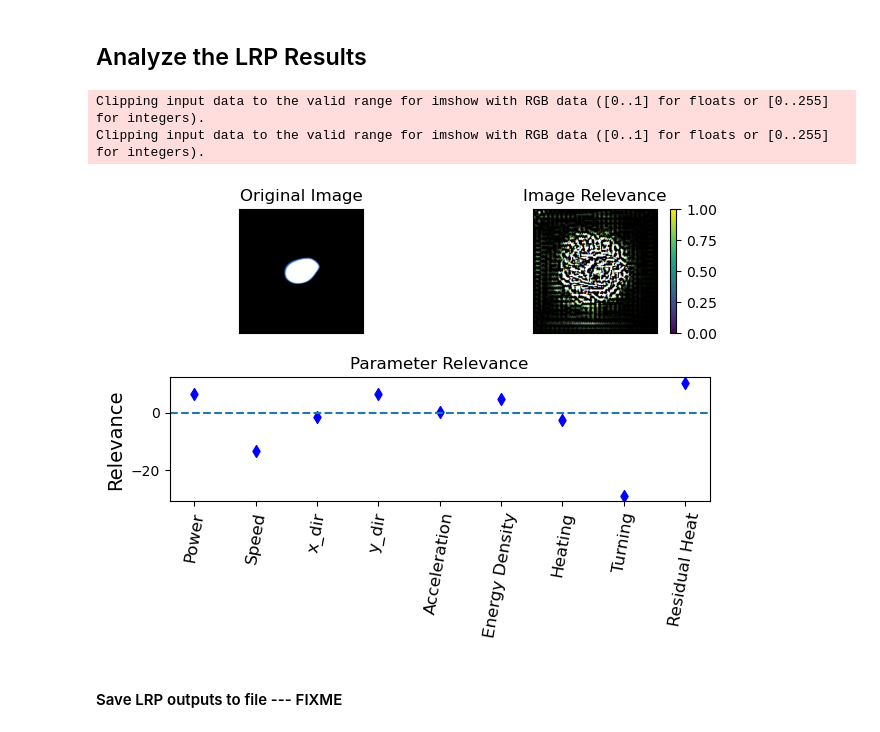
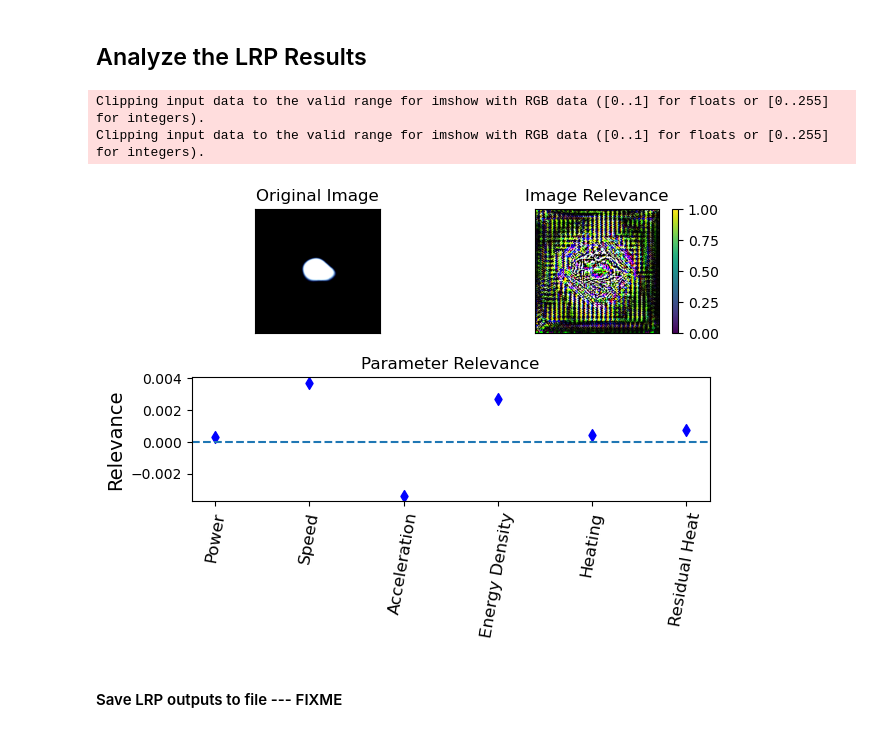
Before and after one commit to satomm1/LPBF_Cluster_And_XAI, a Jupyter notebook: src/LRP_RTC.ipynb, the cells around one changed output. Drawn from its saved outputs; the diff is of its cells as text; code cells hidden in the pictures.

```diff
--- a/src/LRP_RTC.ipynb
+++ b/src/LRP_RTC.ipynb
@@ -309,11 +309,11 @@ EPS = 0.01
 # DATA_DIR = '../../Melt Pool Camera Preprocessed PNG/'
 DATA_DIR = '../../RealTimeControl/Preprocessed Images/'
 
-MODEL_NAME = 'testV22' # Name to save trained model
+MODEL_NAME = 'testV22_1' # Name to save trained model
 # %%
 # neural_network_data/train_labels_pp.xlsx'
 meltpool_dataset_test = MeltpoolDataset(
-    'neural_network_data/test_labels_pp.csv',
+    'neural_network_data/test_labels_pp_limited_RTC6.csv',
     DATA_DIR,
     transform=transforms.Compose([
         transforms.Resize(256),
@@ -400,38 +432,37 @@ with torch.set_grad_enabled(False):
 fig, axs = plt.subplot_mosaic([['left', 'right'],['bottom', 'bottom']])
 axs['left'].imshow(img)
 # axs['left'].title.set_text("GT: " + str(label) + ", Pred: " + str(preds.item()))
 axs['left'].title.set_text("Original Image")
 axs['left'].set_xticks([])
 axs['left'].set_yticks([])
 axs['left'].set_xticklabels([])
 axs['left'].set_yticklabels([])
 
 heatmap = axs['right'].imshow(R_img)
 cbar = fig.colorbar(heatmap, ax=axs['right'])
 cbar.ax.yaxis.set_offset_position('left')
 cbar.update_ticks()
 axs['right'].title.set_text('Image Relevance')
 axs['right'].set_xticks([])
 axs['right'].set_yticks([])
 axs['right'].set_xticklabels([])
 axs['right'].set_yticklabels([])
 
-axs['bottom'].scatter(np.arange(9), R_pp.cpu().detach().numpy(), color="blue", marker="d")
+axs['bottom'].scatter(np.arange(NUM_PROCESS_PARAM), R_pp.cpu().detach().numpy(), color="blue", marker="d")
 axs['bottom'].set_ylabel("Relevance",fontsize=14)
 # axs['bottom'].set_ylabel("Relevance",color="blue",fontsize=14)
 axs['bottom'].axhline(0, linestyle='dashed')
 
 axs['bottom'].title.set_text('Parameter Relevance')
-pp_labels = ('Power','Speed','x_dir', 'y_dir','Acceleration','Energy Density','Heating',
-             'Turning', 'Residual Heat')
-axs['bottom'].set_xticks(np.arange(9))
+pp_labels = ('Power','Speed','Acceleration','Energy Density','Heating', 'Residual Heat')
+axs['bottom'].set_xticks(np.arange(NUM_PROCESS_PARAM))
 axs['bottom'].set_xticklabels(pp_labels, rotation=80, fontdict={'fontsize': 12})
 fig.tight_layout()
 plt.show()
 # %% [output]
 Clipping input data to the valid range for imshow with RGB data ([0..1] for floats or [0..255] for integers).
 Clipping input data to the valid range for imshow with RGB data ([0..1] for floats or [0..255] for integers).
-[figure, old version]
+[figure, new version]
 # %% [markdown]
 #### Save LRP outputs to file --- FIXME
 # %%
```
Also changed, not shown: parts of 6 cells of this notebook, 8 other files.
